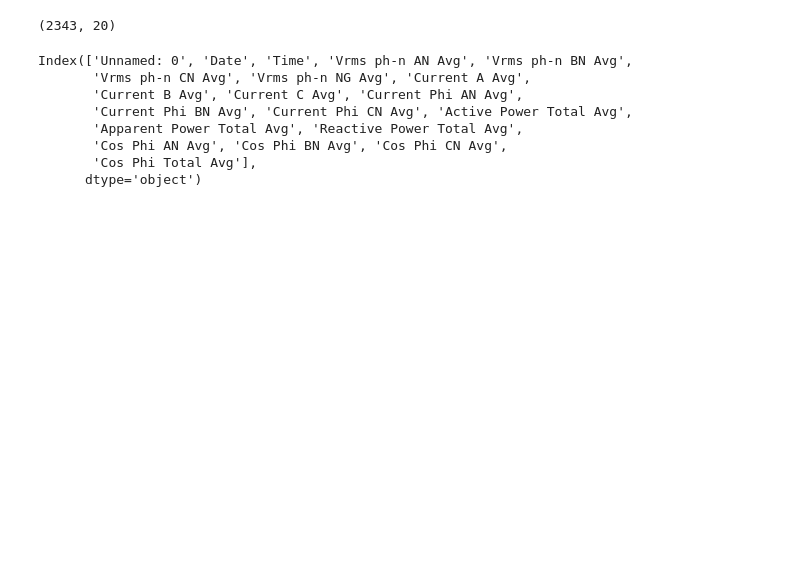
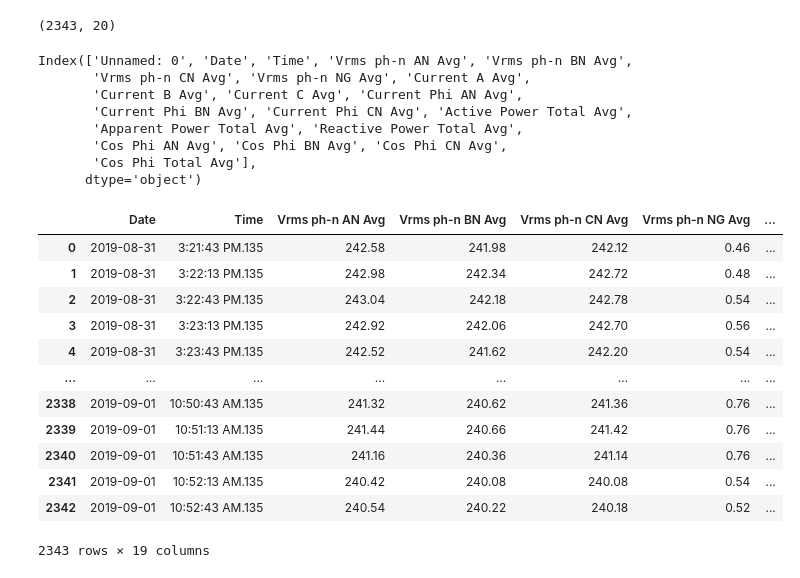
Before and after one commit to RoyalDhee/ML_Projects, a Jupyter notebook: power_quality_meter.ipynb, the cells around one changed output. Cells and saved outputs as stored; diff of their text form; code cells hidden in the pictures; blank space fills up the shorter version.

```diff
--- a/power_quality_meter.ipynb
+++ b/power_quality_meter.ipynb
@@ -54,3 +50,19 @@ Index(['Unnamed: 0', 'Date', 'Time', 'Vrms ph-n AN Avg', 'Vrms ph-n BN Avg',
        'Cos Phi AN Avg', 'Cos Phi BN Avg', 'Cos Phi CN Avg',
        'Cos Phi Total Avg'],
       dtype='object')
+# %%
+meter.drop("Unnamed: 0", axis=1)
+# %% [output]
+|  | Date | Time | Vrms ph-n AN Avg | Vrms ph-n BN Avg | Vrms ph-n CN Avg | Vrms ph-n NG Avg | ... |
+| 0 | 2019-08-31 | 3:21:43 PM.135 | 242.58 | 241.98 | 242.12 | 0.46 | ... |
+| 1 | 2019-08-31 | 3:22:13 PM.135 | 242.98 | 242.34 | 242.72 | 0.48 | ... |
+| 2 | 2019-08-31 | 3:22:43 PM.135 | 243.04 | 242.18 | 242.78 | 0.54 | ... |
+| 3 | 2019-08-31 | 3:23:13 PM.135 | 242.92 | 242.06 | 242.70 | 0.56 | ... |
+| 4 | 2019-08-31 | 3:23:43 PM.135 | 242.52 | 241.62 | 242.20 | 0.54 | ... |
+| ... | ... | ... | ... | ... | ... | ... | ... |
+| 2338 | 2019-09-01 | 10:50:43 AM.135 | 241.32 | 240.62 | 241.36 | 0.76 | ... |
+| 2339 | 2019-09-01 | 10:51:13 AM.135 | 241.44 | 240.66 | 241.42 | 0.76 | ... |
+| 2340 | 2019-09-01 | 10:51:43 AM.135 | 241.16 | 240.36 | 241.14 | 0.76 | ... |
+| 2341 | 2019-09-01 | 10:52:13 AM.135 | 240.42 | 240.08 | 240.08 | 0.54 | ... |
+| 2342 | 2019-09-01 | 10:52:43 AM.135 | 240.54 | 240.22 | 240.18 | 0.52 | ... |
+2343 rows × 19 columns
```
Also changed, not shown: parts of 13 cells of this notebook.
